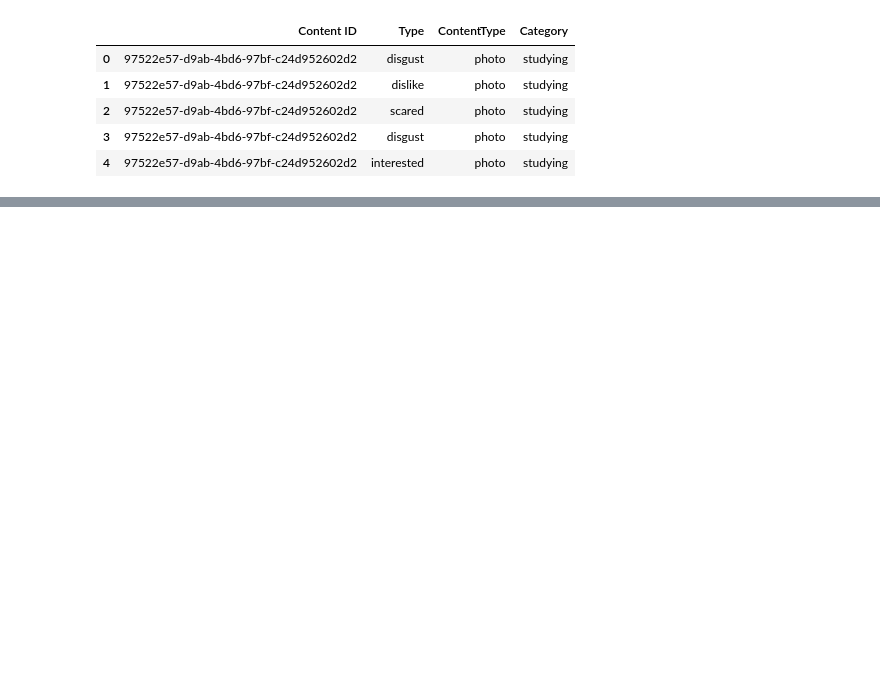
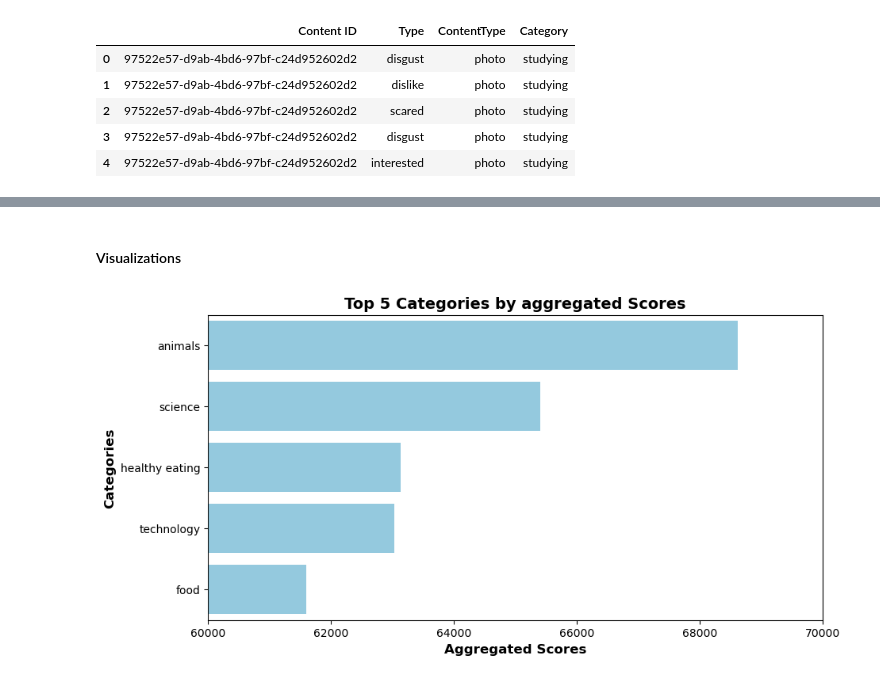
Before and after one commit to TAgKyaw/data_analysis_projects, a Jupyter notebook: Accenture_Social_Buzz/social_buzz_reaction_analysis.ipynb, the cells around one changed output, grey strips where cells are left out. Cells and saved outputs as stored; diff of their text form; code cells hidden in the pictures; blank space fills up the shorter version.

Commit message:
data visualizations

```diff
--- a/Accenture_Social_Buzz/social_buzz_reaction_analysis.ipynb
+++ b/Accenture_Social_Buzz/social_buzz_reaction_analysis.ipynb
@@ -197,0 +221,2 @@ full_merged.head()
+# %%
+top5_categories = full_merged.groupby(['Category'])['Score'].sum().sort_values(ascending=False).head(5).reset_index()
@@ -197,0 +236,2 @@ full_merged.head()
+# %% [markdown]
+#### Visualizations
@@ -198 +240,12 @@ full_merged.head()
+# %%
+plt.figure(figsize=(10,5))
+sns.barplot(top5_categories, x='Score', y='Category', color='skyblue')
+plt.title('Top 5 Categories by aggregated Scores', fontsize=14, weight='bold')
+plt.xlabel('Aggregated Scores', fontsize=12, weight='bold')
+plt.ylabel('Categories', fontsize=12, weight='bold')
+plt.xlim(60000, 70000)
+plt.savefig('aggregated_popularity')
+plt.show()
+# %% [output]
+[figure, added]
 # %%
```
Also changed, not shown: parts of 15 cells of this notebook.
